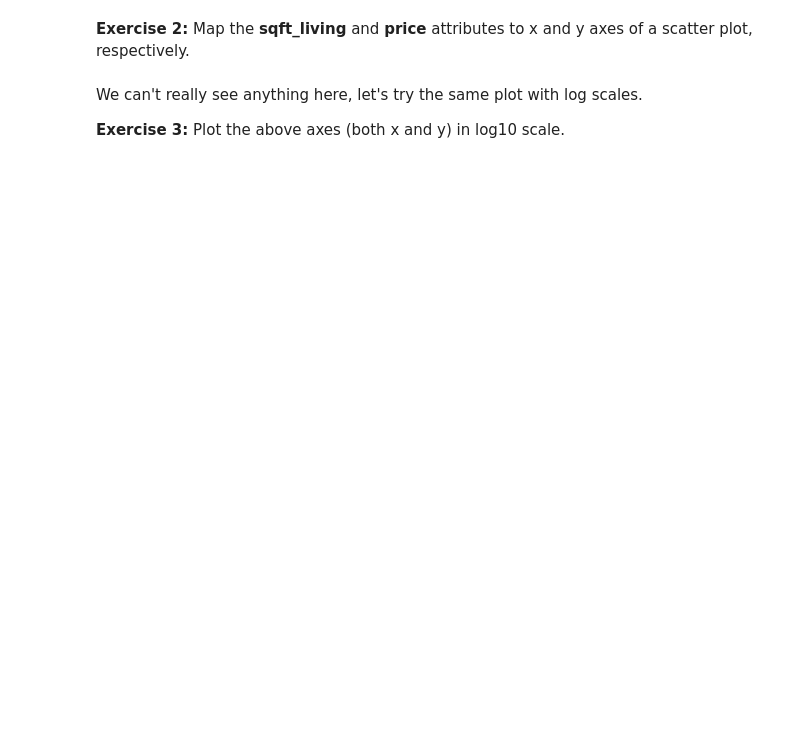
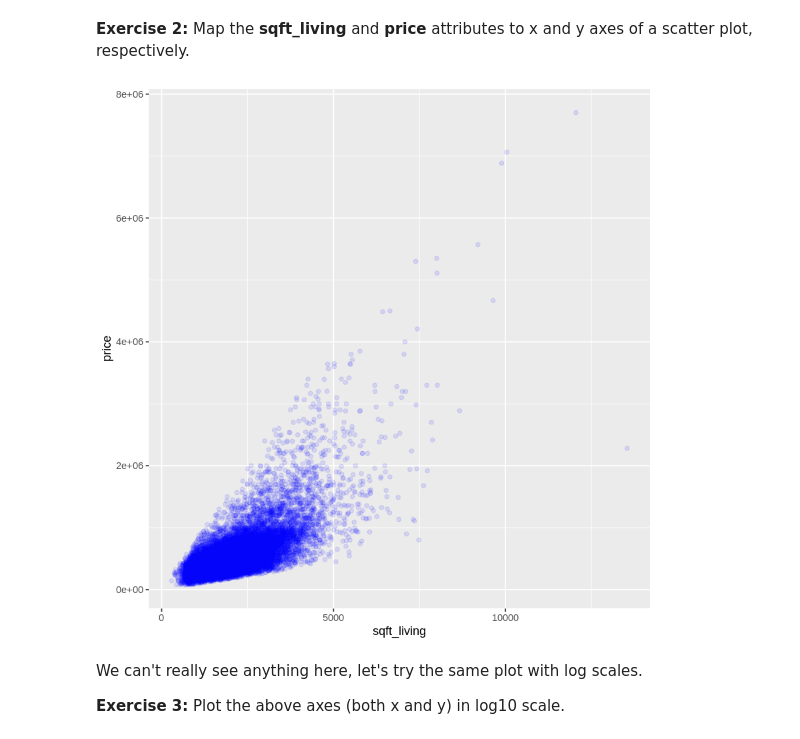
Before and after one commit to BlakeBigG/Big_Data_Visualization_MS, a Jupyter notebook: modules/module3/exercises/L3_R_Exercise.ipynb, the cells around one changed output. Drawn from its saved outputs; the diff is of its cells as text; code cells hidden in the pictures; blank space fills up the shorter version.

```diff
--- a/modules/module3/exercises/L3_R_Exercise.ipynb
+++ b/modules/module3/exercises/L3_R_Exercise.ipynb
@@ -20,8 +69,10 @@ County_data=County_data[!County_data$bedrooms>10,]
 # %% [markdown]
 **Exercise 2:** Map the **sqft_living** and **price** attributes to x and y axes of a scatter plot, respectively.
 # %%
-p <- ggplot( <-- YOUR ANSWER HERE --> ) + geom_point(alpha=0.1, color="blue")
+p <- ggplot(County_data, aes(x=sqft_living, y=price)) + geom_point(alpha=0.1, color="blue")
 p
+# %% [output]
+[figure, added]
 # %% [markdown]
 We can't really see anything here, let's try the same plot with log scales.
 
```
Also changed, not shown: parts of 29 cells of this notebook, 1 other file.
